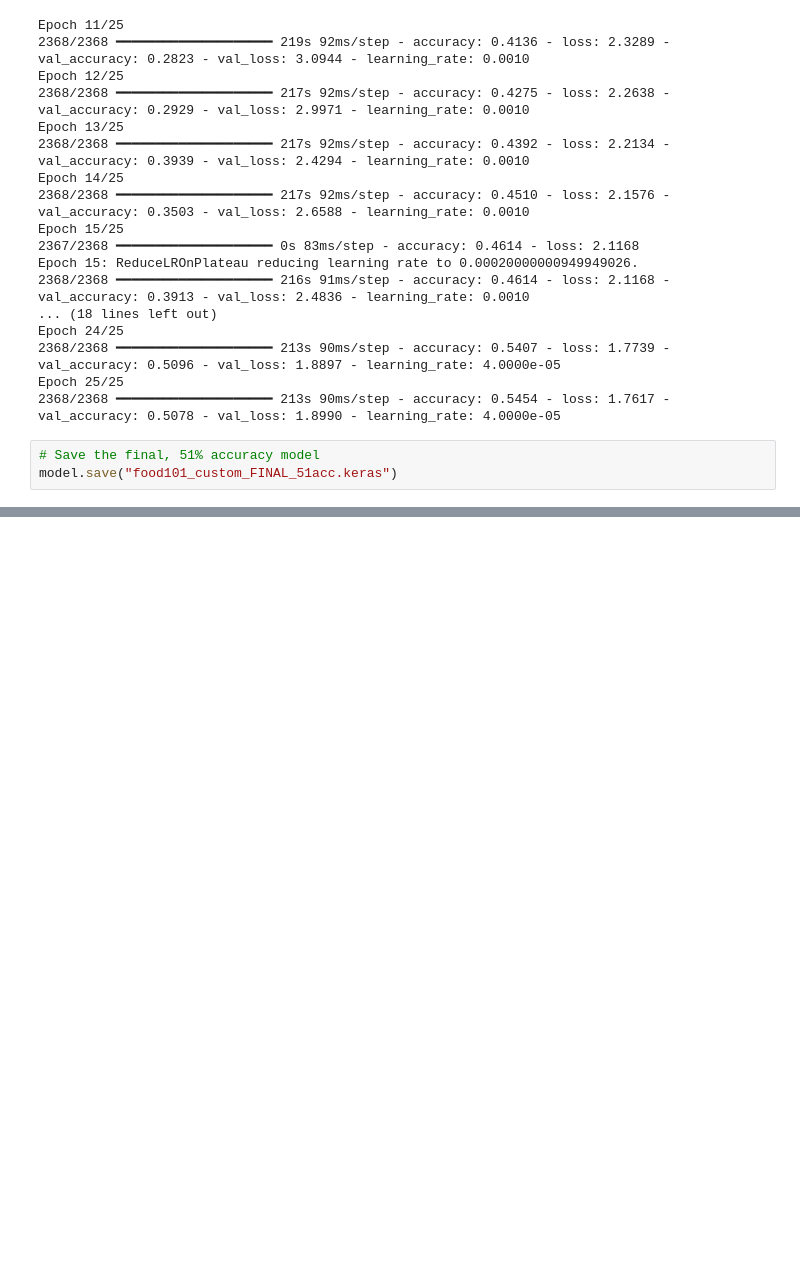
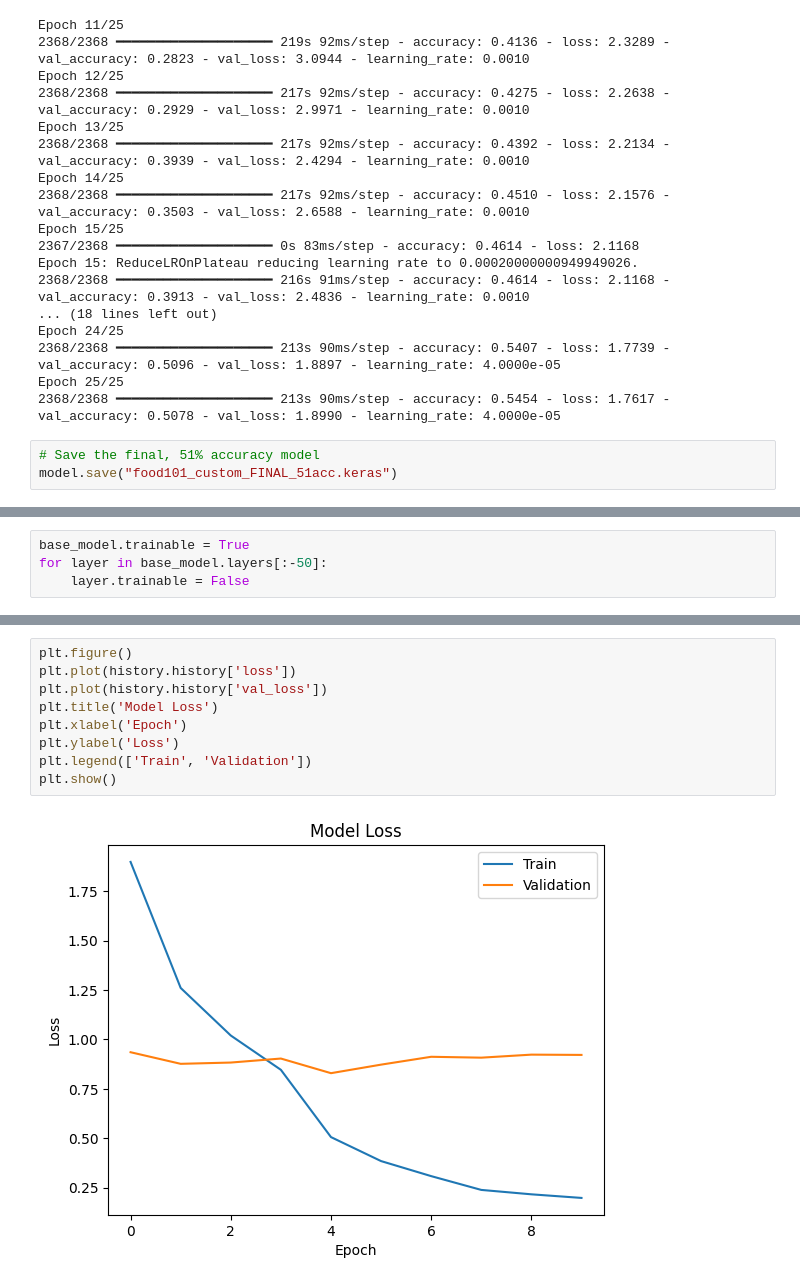
Before and after one commit to Lark01/Drug-Food-Interactions, a Jupyter notebook: FoodDetection/food101-training.ipynb, the cells around one changed output, grey strips where cells are left out. Cells and saved outputs as stored; diff of their text form; blank space fills up the shorter version.

```diff
--- a/FoodDetection/food101-training.ipynb
+++ b/FoodDetection/food101-training.ipynb
@@ -176,0 +267,4 @@ model.save("food101_custom_FINAL_51acc.keras")
+# %%
+base_model.trainable = True
+for layer in base_model.layers[:-50]:
+    layer.trainable = False
@@ -176,0 +336,11 @@ model.save("food101_custom_FINAL_51acc.keras")
+# %%
+plt.figure()
+plt.plot(history.history['loss'])
+plt.plot(history.history['val_loss'])
+plt.title('Model Loss')
+plt.xlabel('Epoch')
+plt.ylabel('Loss')
+plt.legend(['Train', 'Validation'])
+plt.show()
+# %% [output]
+[figure, added]
```
Also changed, not shown: parts of 18 cells of this notebook, 1 other file.
